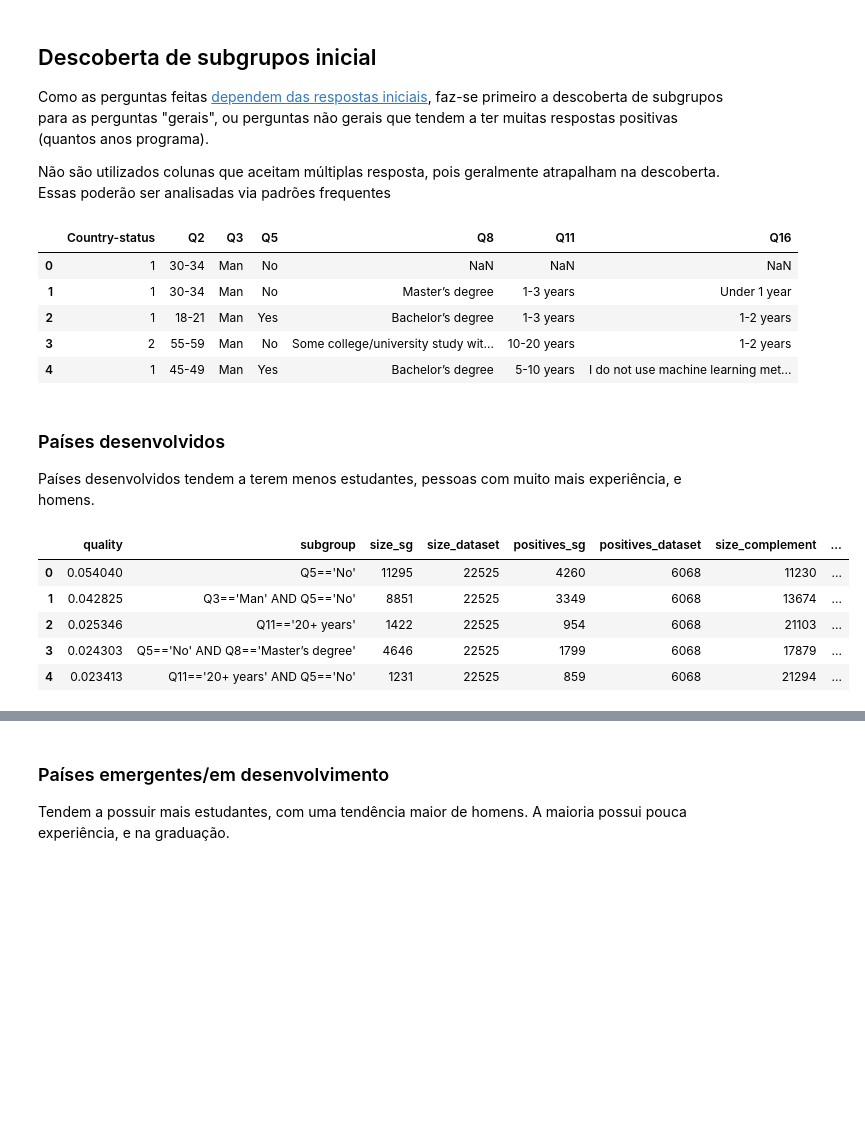
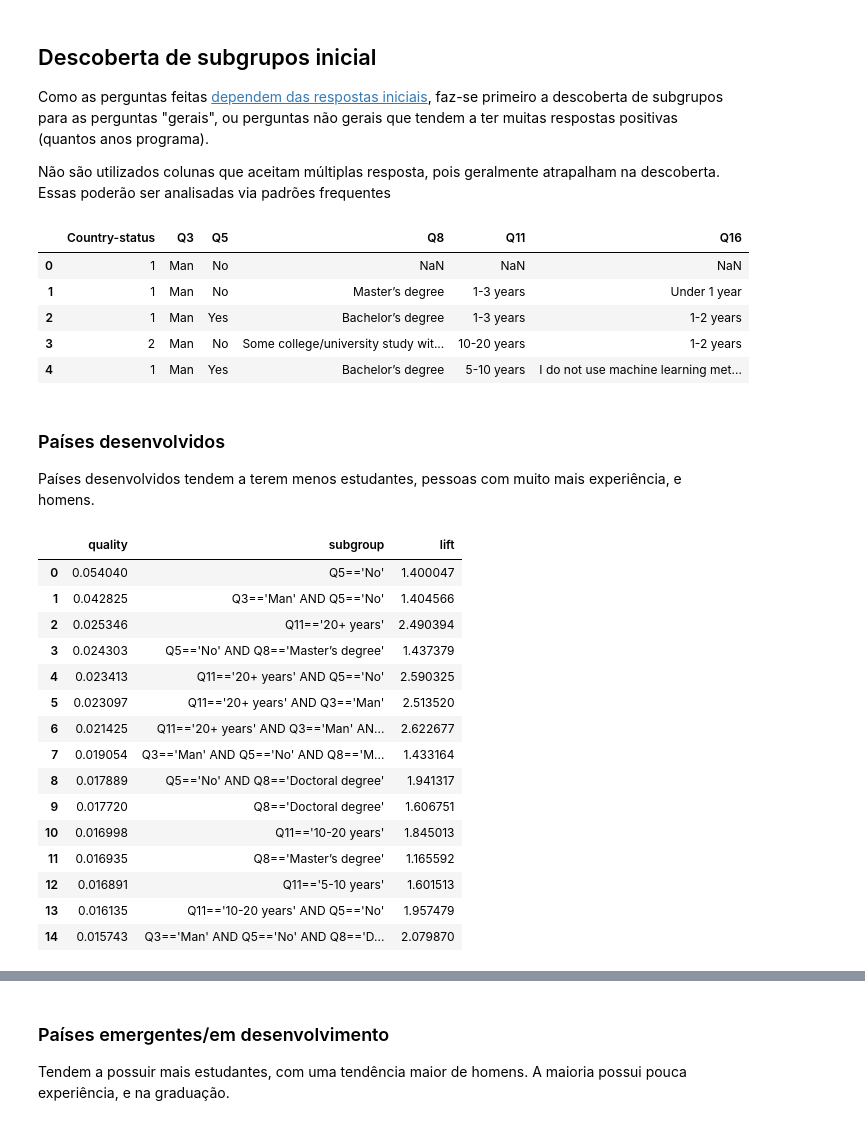
Before and after one commit to vlcfaria/kaggle-datamine, a Jupyter notebook: analysis.ipynb, the cells around one changed output, grey strips where cells are left out. Saved outputs shown, nothing was run; the diff lists cells and outputs as text; code cells hidden in the pictures; blank space fills up the shorter version.

```diff
--- a/analysis.ipynb
+++ b/analysis.ipynb
@@ -70,15 +71,15 @@ def filter_df(df, questions):
         selected.extend([c for c in cols if c == q or c.startswith(q + '_')])
     return df[selected]
 
-filtered = filter_df(df, ['Country-status', 'Q2', 'Q3', 'Q5', 'Q8', 'Q11', 'Q16'])
+filtered = filter_df(df, ['Country-status', 'Q3', 'Q5', 'Q8', 'Q11', 'Q16'])
 filtered.head()
 # %% [output]
-|  | Country-status | Q2 | Q3 | Q5 | Q8 | Q11 | Q16 |
-| 0 | 1 | 30-34 | Man | No | NaN | NaN | NaN |
-| 1 | 1 | 30-34 | Man | No | Master’s degree | 1-3 years | Under 1 year |
-| 2 | 1 | 18-21 | Man | Yes | Bachelor’s degree | 1-3 years | 1-2 years |
-| 3 | 2 | 55-59 | Man | No | Some college/university study wit... | 10-20 years | 1-2 years |
-| 4 | 1 | 45-49 | Man | Yes | Bachelor’s degree | 5-10 years | I do not use machine learning met... |
+|  | Country-status | Q3 | Q5 | Q8 | Q11 | Q16 |
+| 0 | 1 | Man | No | NaN | NaN | NaN |
+| 1 | 1 | Man | No | Master’s degree | 1-3 years | Under 1 year |
+| 2 | 1 | Man | Yes | Bachelor’s degree | 1-3 years | 1-2 years |
+| 3 | 2 | Man | No | Some college/university study wit... | 10-20 years | 1-2 years |
+| 4 | 1 | Man | Yes | Bachelor’s degree | 5-10 years | I do not use machine learning met... |
 # %% [markdown]
 ### Países desenvolvidos
 
@@ -86,20 +87,30 @@ Países desenvolvidos tendem a terem menos estudantes, pessoas com muito mais ex
 # %%
 target = ps.BinaryTarget('Country-status', 2)
 searchspace = ps.create_selectors(filtered, ignore=['Country-status'])
 task = ps.SubgroupDiscoveryTask (
     filtered,
     target,
     searchspace,
-    result_set_size=5,
-    depth=4,
+    result_set_size=15,
+    depth=3,
     qf=ps.WRAccQF())
 result = ps.BeamSearch().execute(task)
 
-result.to_dataframe()
+result.to_dataframe()[['quality','subgroup','lift']]
 # %% [output]
-|  | quality | subgroup | size_sg | size_dataset | positives_sg | positives_dataset | size_complement | ... |
-| 0 | 0.054040 | Q5=='No' | 11295 | 22525 | 4260 | 6068 | 11230 | ... |
-| 1 | 0.042825 | Q3=='Man' AND Q5=='No' | 8851 | 22525 | 3349 | 6068 | 13674 | ... |
-| 2 | 0.025346 | Q11=='20+ years' | 1422 | 22525 | 954 | 6068 | 21103 | ... |
-| 3 | 0.024303 | Q5=='No' AND Q8=='Master’s degree' | 4646 | 22525 | 1799 | 6068 | 17879 | ... |
-| 4 | 0.023413 | Q11=='20+ years' AND Q5=='No' | 1231 | 22525 | 859 | 6068 | 21294 | ... |
+|  | quality | subgroup | lift |
+| 0 | 0.054040 | Q5=='No' | 1.400047 |
+| 1 | 0.042825 | Q3=='Man' AND Q5=='No' | 1.404566 |
+| 2 | 0.025346 | Q11=='20+ years' | 2.490394 |
+| 3 | 0.024303 | Q5=='No' AND Q8=='Master’s degree' | 1.437379 |
+| 4 | 0.023413 | Q11=='20+ years' AND Q5=='No' | 2.590325 |
+| 5 | 0.023097 | Q11=='20+ years' AND Q3=='Man' | 2.513520 |
+| 6 | 0.021425 | Q11=='20+ years' AND Q3=='Man' AN... | 2.622677 |
+| 7 | 0.019054 | Q3=='Man' AND Q5=='No' AND Q8=='M... | 1.433164 |
+| 8 | 0.017889 | Q5=='No' AND Q8=='Doctoral degree' | 1.941317 |
+| 9 | 0.017720 | Q8=='Doctoral degree' | 1.606751 |
+| 10 | 0.016998 | Q11=='10-20 years' | 1.845013 |
+| 11 | 0.016935 | Q8=='Master’s degree' | 1.165592 |
+| 12 | 0.016891 | Q11=='5-10 years' | 1.601513 |
+| 13 | 0.016135 | Q11=='10-20 years' AND Q5=='No' | 1.957479 |
+| 14 | 0.015743 | Q3=='Man' AND Q5=='No' AND Q8=='D... | 2.079870 |
```
Also changed, not shown: parts of 13 cells of this notebook.
